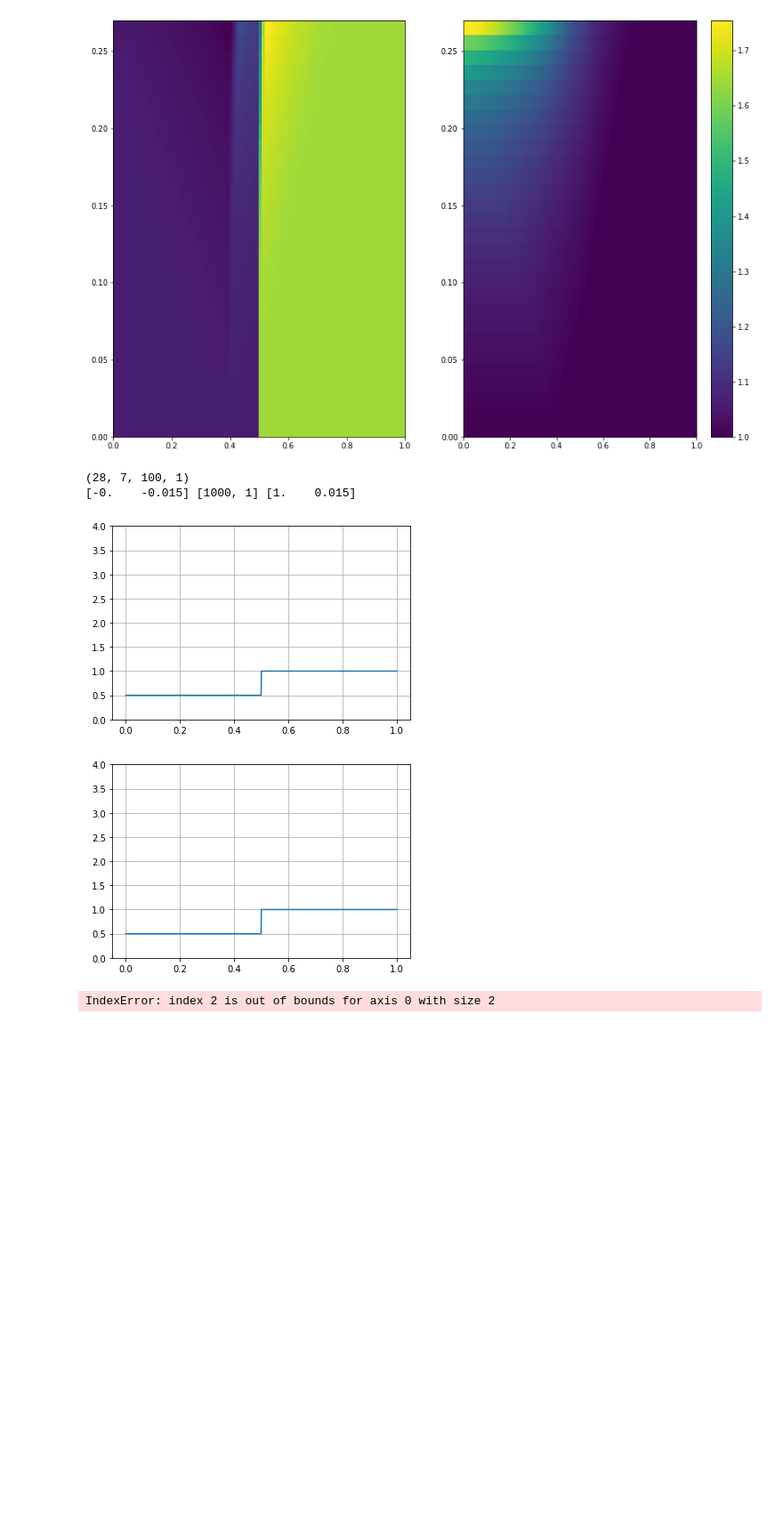
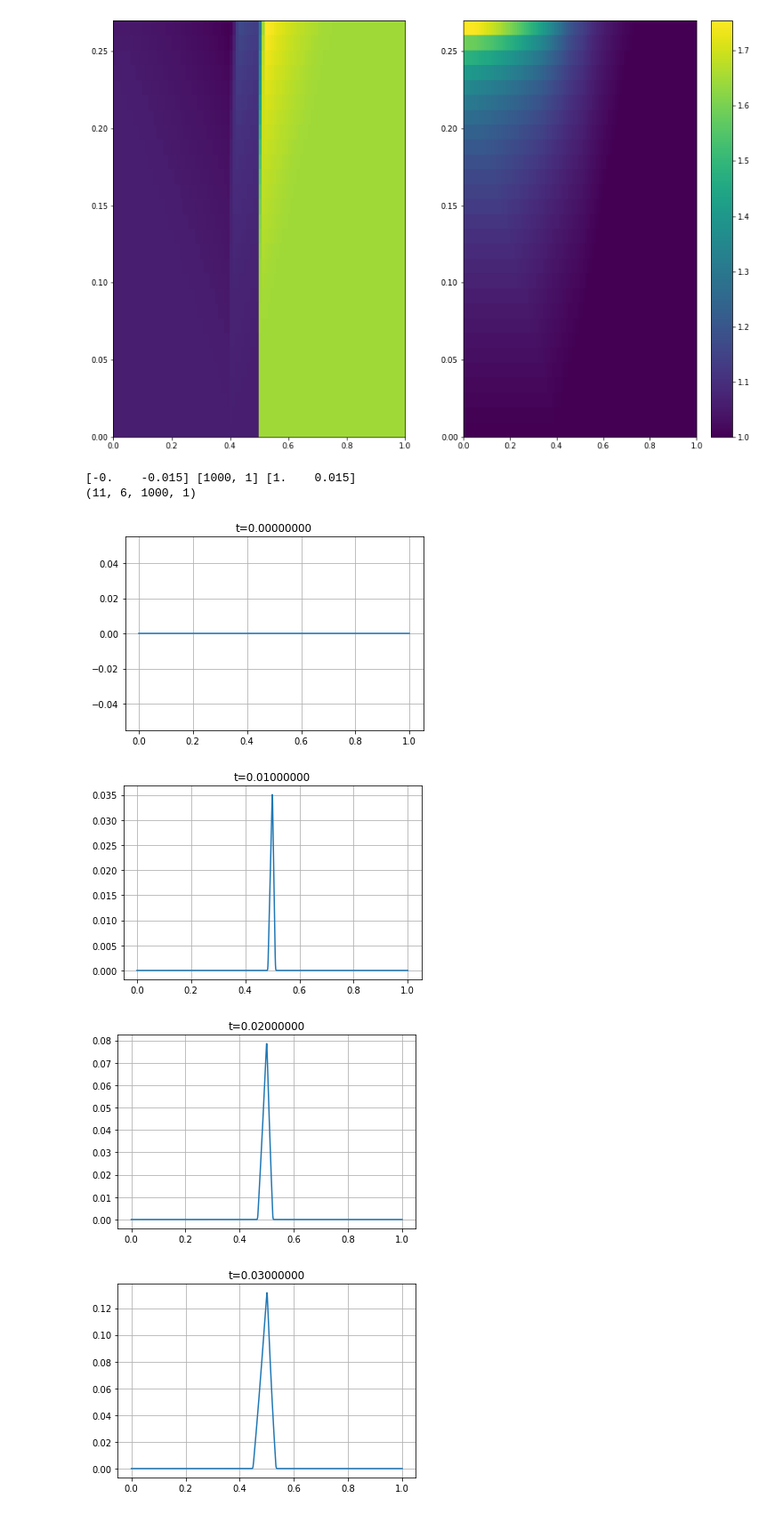
Before and after one commit to maikel/FiniteVolumeSolver, a Jupyter notebook: extra/PerfectGas/PerfectGasMix.ipynb, the cells around one changed output. Shown: that part at 89% size. Drawn from its saved outputs; the diff is of its cells as text; code cells hidden in the pictures; blank space fills up the shorter version.

```diff
--- a/extra/PerfectGas/PerfectGasMix.ipynb
+++ b/extra/PerfectGas/PerfectGasMix.ipynb
@@ -92,68 +92,67 @@ def Load(path, chunk=[]):
 
 # path = '/home/maikel/Development/FiniteVolumeSolver/build_2D-Debug/HLLEM.h5'
 # path1 = '/home/maikel/Development/FiniteVolumeSolver/build_2D-Debug/Characteristics.h5'
-path1 = '/home/christian/FVS_develop/FiniteVolumeSolver/build/Characteristics.h5'
+path = '/home/christian/FVS_develop/FiniteVolumeSolver/build/Characteristics.h5'
 
 
-# file = h5py.File(path, mode='r')
-# data = np.array(file['data'])
-# times = np.array(file['times'])
-# dx = file['data'].attrs['cell_size']
-# xlower = file['data'].attrs['xlower']
-# file.close()
+file = h5py.File(path, mode='r')
+data = np.array(file['data'])
+times = np.array(file['times'])
+dx = file['data'].attrs['cell_size']
+xlower = file['data'].attrs['xlower']
+file.close()
 
-file1 = h5py.File(path1, mode='r')
-data1 = np.array(file1['data'])
-times = np.array(file1['times'])
-dx = file1['data'].attrs['cell_size']
-xlower = file1['data'].attrs['xlower']
-file1.close()
-
+#file1 = h5py.File(path1, mode='r')
+#data1 = np.array(file1['data'])
+#times = np.array(file1['times'])
+#dx = file1['data'].attrs['cell_size']
+#xlower = file1['data'].attrs['xlower']
+#file1.close()
 nx = [data.shape[2], data.shape[3]]
-p1 = data1[0, 4, :, 0]
-nx[0] = p1.shape[0]
-print(data.shape)
 xupper = xlower + dx * nx
 print(xlower, nx, xupper)
+print(data.shape)
 vmin = None #0.4
 vmax = None #2.0
-#print(data.shape)
 ns = [i for i in range(data.shape[0])]
 #print(ns)
 
 marker_style = dict(color='black',  fillstyle='none', linestyle='none', marker='o',
                     markersize=5, markerfacecoloralt='tab:red')
 
-#rho = data[n, 0, :, 0]
-#rho1 = data1[n, 0, :, 0]
-#rho2 = data2[n, 0, :, 0]
-#rhou = data[n, 1, :, 0]
-#u = rhou / rho
-#p = data[n, 5, :, 0]
-#rhoY = data[n, 4, :, 0]
-#rhoY1 = data1[n, 4, :, 0]
-#rhoY2 = data2[n, 4, :, 0]
-#Y = rhoY / rho
-#Y1 = rhoY1 / rho1
-#Y2 = rhoY2 / rho2
+for n in ns:
+    rho = data[n, 0, :, 0]
+    #rho1 = data1[n, 0, :, 0]
+    #rho2 = data2[n, 0, :, 0]
+    rhou = data[n, 1, :, 0]
+    u = rhou / rho
+    p = data[n, 4, :, 0]
+    T = p / rho / 1.0
+    #rhoY = data[n, 4, :, 0]
+    #rhoY1 = data1[n, 4, :, 0]
+    #rhoY2 = data2[n, 4, :, 0]
+    #Y = rhoY / rho
+    #Y1 = rhoY1 / rho1
+    #Y2 = rhoY2 / rho2
 
-for n in ns:
-    p1 = data1[n, 0, :, 0]
+    #p1 = data1[n, 4, :, 0]
     f, ax = plt.subplots()
     x = np.array(np.linspace(xlower[0], xupper[0], nx[0], endpoint=True))
     #print(x)
     #print(p1.shape)
     #print(x.shape)
     #dxt = [int(nx[0] / (nticks - 1)), int(nx[1] / (nticks - 1))]
-    ax.set_ylim(0, 4)
-    ax.plot(x, p1)
+    #ax.set_ylim(0, 1)
+    ax.plot(x, T)
     plt.grid(True)
+    plt.title("t=%2.8f"%times[n])
     plt.show()
     #os.makedirs('/home/maikel/SEC/', exist_ok=True)
     #f.savefig('/home/maikel/SEC/Pressure_{}.png'.format(n))
 # %% [output]
-(28, 7, 100, 1)
 [-0.    -0.015] [1000, 1] [1.    0.015]
+(11, 6, 1000, 1)
-[figure, old version]
+[figure, new version]
-[figure, old version]
+[figure, new version]
-IndexError: index 2 is out of bounds for axis 0 with size 2
+[figure, added]
+[figure, added]
```
Also changed, not shown: parts of 1 cell of this notebook.
